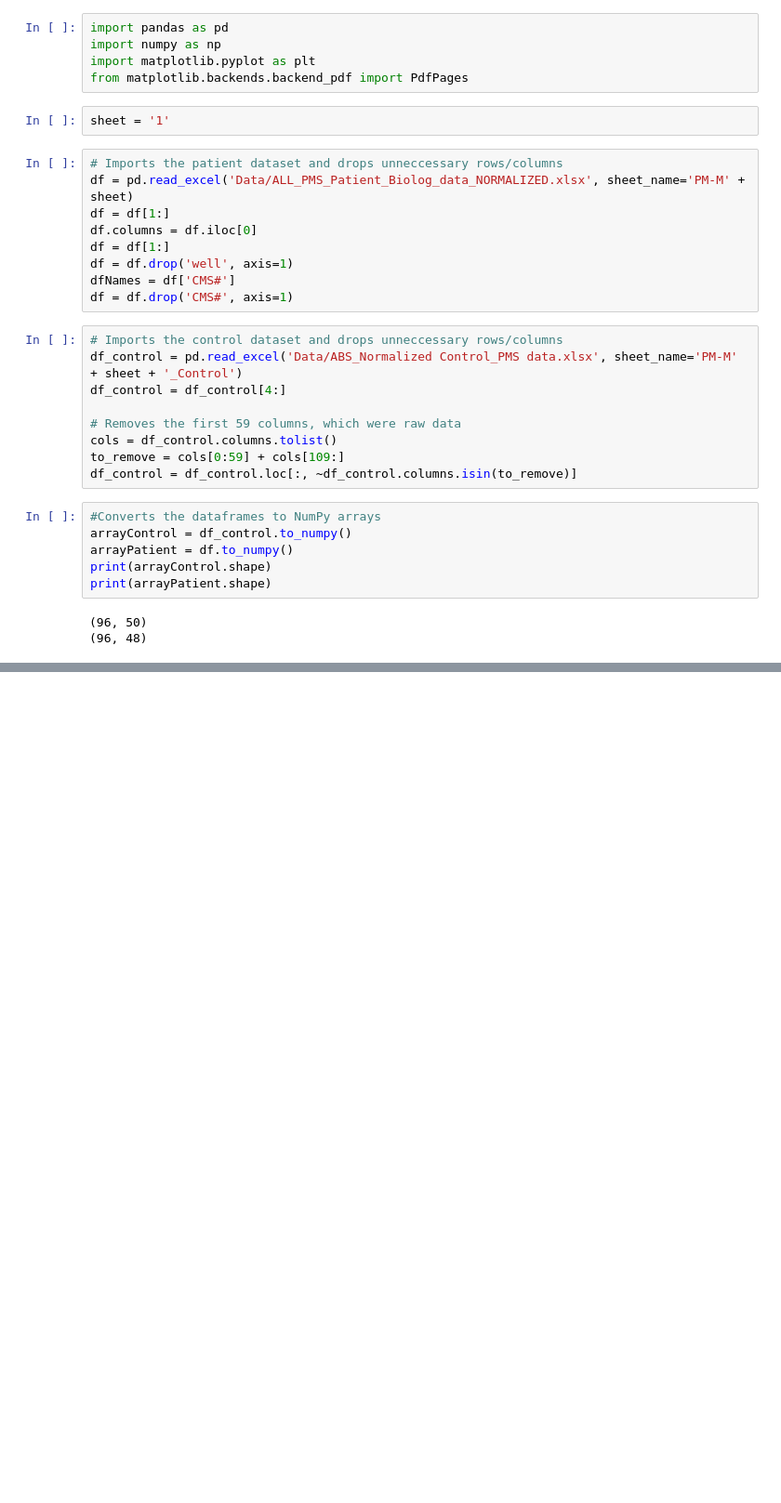
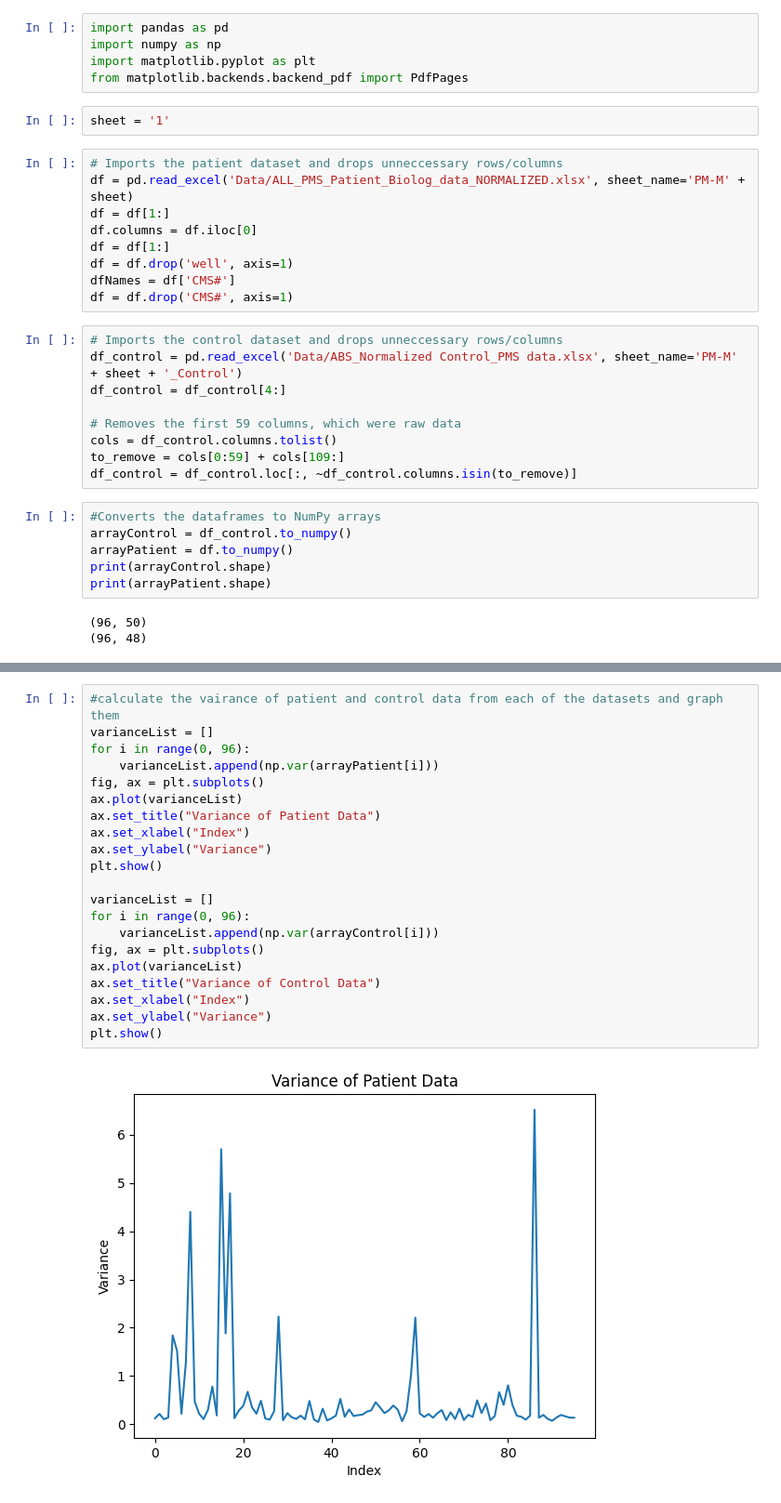
Before and after one commit to SumanthPandiri/4300-Data-Science-Project, a Jupyter notebook: TestNotebook.ipynb, the cells around one changed output, grey strips where cells are left out. Shown at 93% size. Saved outputs shown, nothing was run; the diff lists cells and outputs as text; blank space fills up the shorter version.

```diff
--- a/TestNotebook.ipynb
+++ b/TestNotebook.ipynb
@@ -67 +67,24 @@ pdf.close()
 ... (84 outputs left out)
+# %%
+#calculate the vairance of patient and control data from each of the datasets and graph them
+varianceList = []
+for i in range(0, 96):
+    varianceList.append(np.var(arrayPatient[i]))
+fig, ax = plt.subplots()
+ax.plot(varianceList)
+ax.set_title("Variance of Patient Data")
+ax.set_xlabel("Index")
+ax.set_ylabel("Variance")
+plt.show()
+
+varianceList = []
+for i in range(0, 96):
+    varianceList.append(np.var(arrayControl[i]))
+fig, ax = plt.subplots()
+ax.plot(varianceList)
+ax.set_title("Variance of Control Data")
+ax.set_xlabel("Index")
+ax.set_ylabel("Variance")
+plt.show()
+# %% [output]
+[figure, added]
```
Also changed, not shown: parts of 5 cells of this notebook, 2 other files.
